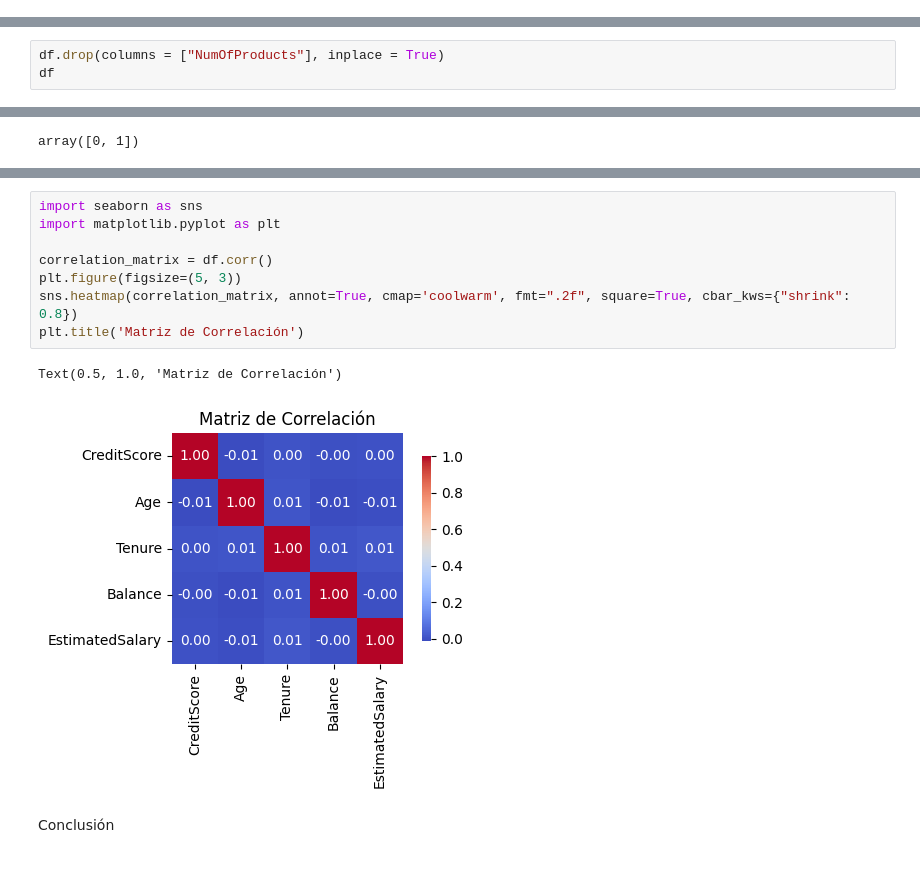
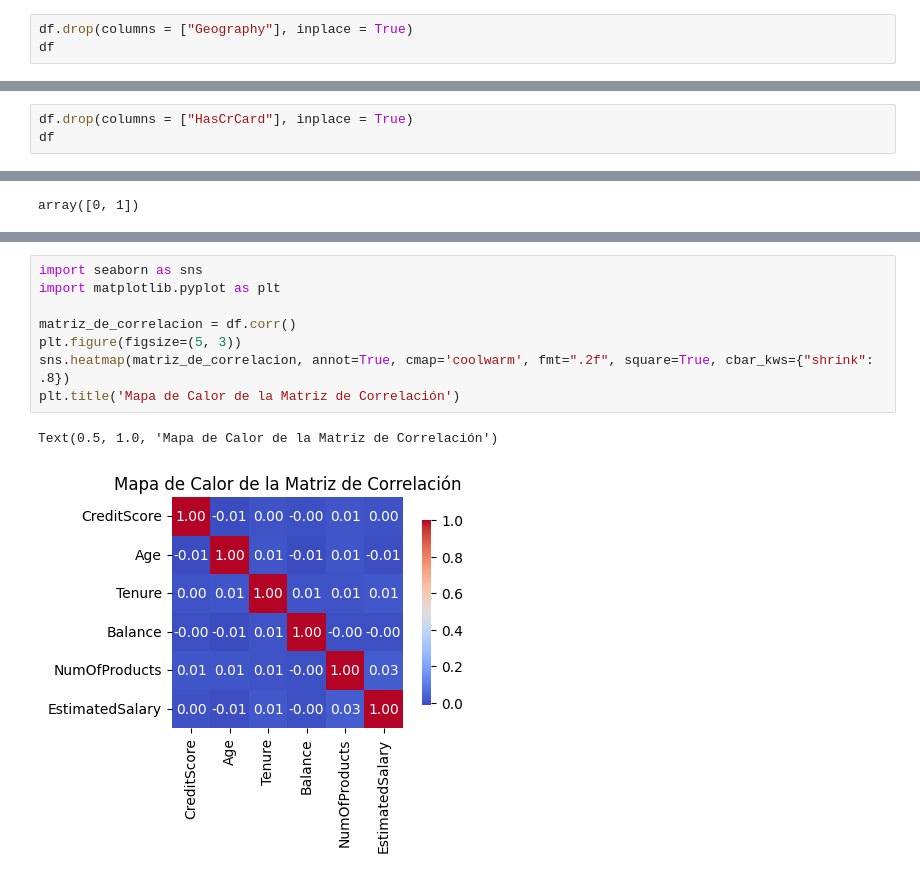
Before and after one commit to yessss28/Estadistica, a Jupyter notebook: Regresión_lineal_múltiple.ipynb, the cells around one changed output, grey strips where cells are left out. Saved outputs shown, nothing was run; the diff lists cells and outputs as text.

```diff
--- a/Regresión_lineal_múltiple.ipynb
+++ b/Regresión_lineal_múltiple.ipynb
@@ -50,3 +67,6 @@ tabla_anova
 |  | df | sum_sq | mean_sq | F | PR(>F) |
 | C(Geography) | 2.0 | 3.782055e+09 | 1.891028e+09 | 0.571689 | 0.56459 |
 | Residual | 9995.0 | 3.306138e+13 | 3.307792e+09 | NaN | NaN |
+# %%
+df.drop(columns = ["Geography"], inplace = True)
+df
@@ -162,5 +213,5 @@ tabla_anova
 # %%
-df.drop(columns = ["NumOfProducts"], inplace = True)
+df.drop(columns = ["HasCrCard"], inplace = True)
 df
 # %% [output]
 A value is trying to be set on a copy of a slice from a DataFrame
@@ -270,13 +321,11 @@ See the caveats in the documentation: https://pandas.pydata.org/pandas-docs/stab
 # %%
 import seaborn as sns
 import matplotlib.pyplot as plt
 
-correlation_matrix = df.corr()
+matriz_de_correlacion = df.corr()
 plt.figure(figsize=(5, 3))
-sns.heatmap(correlation_matrix, annot=True, cmap='coolwarm', fmt=".2f", square=True, cbar_kws={"shrink": 0.8})
-plt.title('Matriz de Correlación')
+sns.heatmap(matriz_de_correlacion, annot=True, cmap='coolwarm', fmt=".2f", square=True, cbar_kws={"shrink": .8})
+plt.title('Mapa de Calor de la Matriz de Correlación')
 # %% [output]
-Text(0.5, 1.0, 'Matriz de Correlación')
+Text(0.5, 1.0, 'Mapa de Calor de la Matriz de Correlación')
-[figure, old version]
+[figure, new version]
-# %% [markdown]
-Conclusión
```
Also changed, not shown: parts of 13 cells of this notebook.
